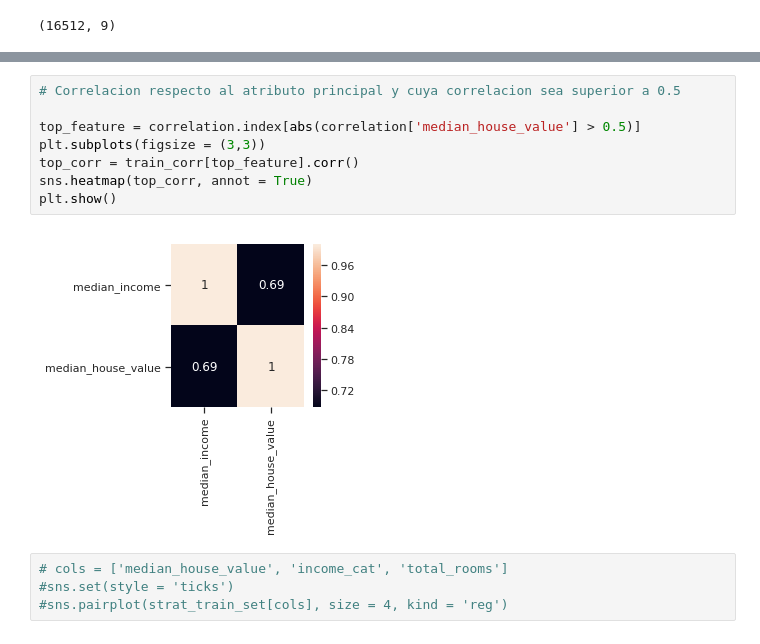
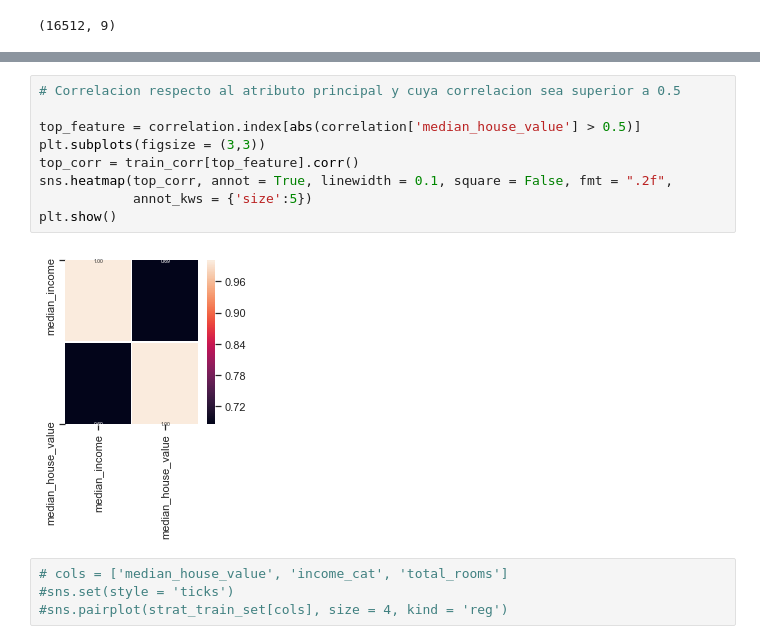
Before and after one commit to darangov/housing, a Jupyter notebook: Housing.ipynb, the cells around one changed output, grey strips where cells are left out. Drawn from its saved outputs; the diff is of its cells as text.

```diff
--- a/Housing.ipynb
+++ b/Housing.ipynb
@@ -606,13 +607,14 @@ Text(5,12.3,'Correlations Heat Map')
 # %%
 # Correlacion respecto al atributo principal y cuya correlacion sea superior a 0.5
 
 top_feature = correlation.index[abs(correlation['median_house_value'] > 0.5)]
 plt.subplots(figsize = (3,3))
 top_corr = train_corr[top_feature].corr()
-sns.heatmap(top_corr, annot = True)
+sns.heatmap(top_corr, annot = True, linewidth = 0.1, square = False, fmt = ".2f",
+            annot_kws = {'size':5})
 plt.show()
 # %% [output]
-[figure, old version]
+[figure, new version]
 # %%
 # cols = ['median_house_value', 'income_cat', 'total_rooms']
 #sns.set(style = 'ticks')
```
Also changed, not shown: parts of 37 cells of this notebook, 2 other files.
